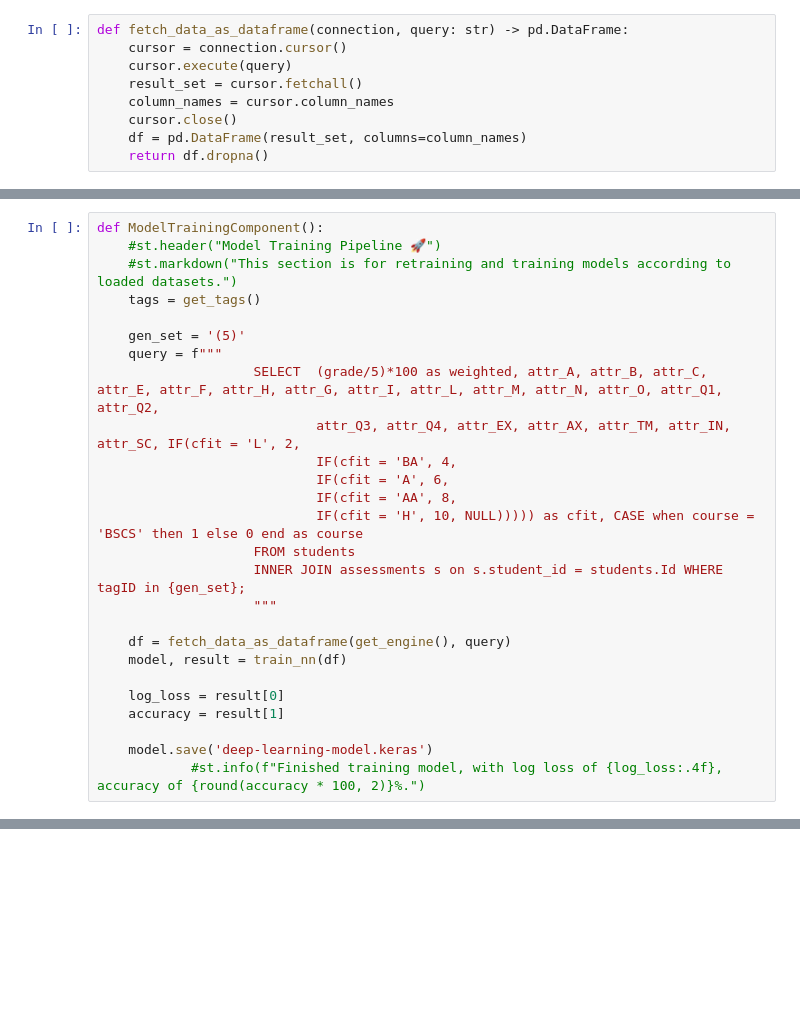
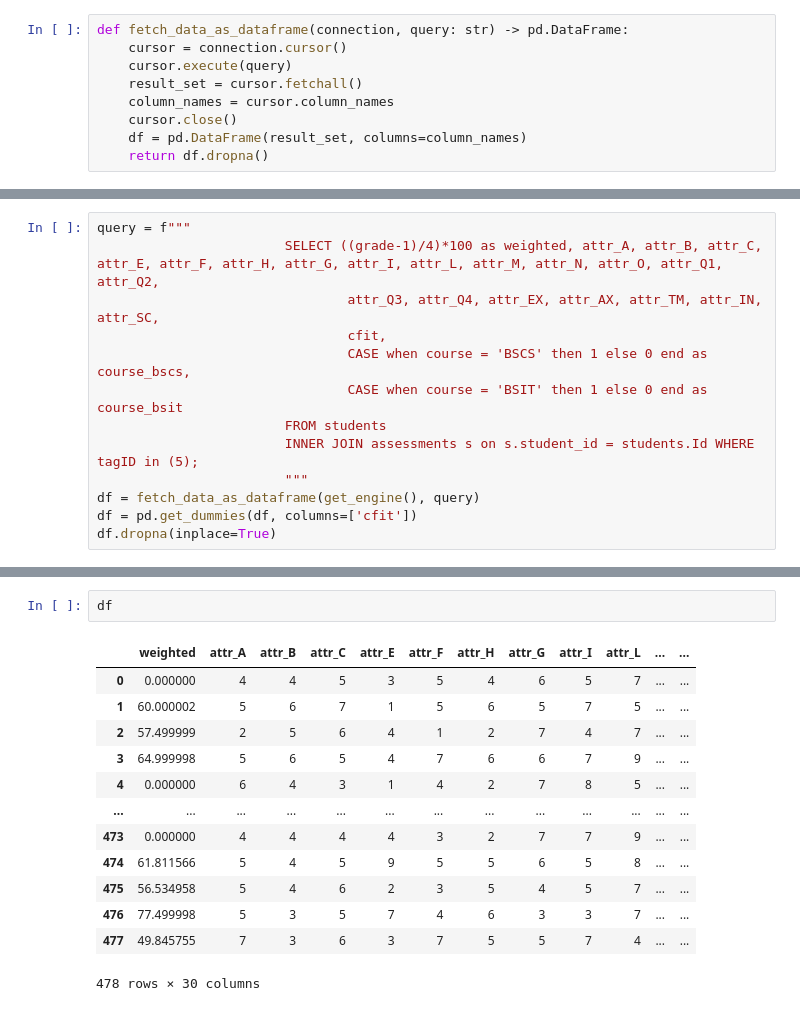
Before and after one commit to RufelleEmmanuelPactol/16PF-Analysis-Deep-Ensemble-Learning, a Jupyter notebook: sample.ipynb, the cells around one changed output, grey strips where cells are left out. Drawn from its saved outputs; the diff is of its cells as text; blank space fills up the shorter version.

```diff
--- a/sample.ipynb
+++ b/sample.ipynb
@@ -175,28 +80,15 @@ def discretize_weights(weight):
     if 85 <= weight <= 100:
         return 2
 # %%
-def ModelTrainingComponent():
-    #st.header("Model Training Pipeline 🚀")
-    #st.markdown("This section is for retraining and training models according to loaded datasets.")
-    tags = get_tags()
-
-    gen_set = '(5)'
-    query = f"""
-                    SELECT  (grade/5)*100 as weighted, attr_A, attr_B, attr_C, attr_E, attr_F, attr_H, attr_G, attr_I, attr_L, attr_M, attr_N, attr_O, attr_Q1, attr_Q2,
-                            attr_Q3, attr_Q4, attr_EX, attr_AX, attr_TM, attr_IN, attr_SC, IF(cfit = 'L', 2,
-                            IF(cfit = 'BA', 4,
-                            IF(cfit = 'A', 6,
-                            IF(cfit = 'AA', 8,
-                            IF(cfit = 'H', 10, NULL))))) as cfit, CASE when course = 'BSCS' then 1 else 0 end as course
-                    FROM students
-                    INNER JOIN assessments s on s.student_id = students.Id WHERE tagID in {gen_set};
-                    """
-
-    df = fetch_data_as_dataframe(get_engine(), query)
-    model, result = train_nn(df)
-
-    log_loss = result[0]
-    accuracy = result[1]
-
-    model.save('deep-learning-model.keras')
-            #st.info(f"Finished training model, with log loss of {log_loss:.4f}, accuracy of {round(accuracy * 100, 2)}%.")
+query = f"""
+                        SELECT ((grade-1)/4)*100 as weighted, attr_A, attr_B, attr_C, attr_E, attr_F, attr_H, attr_G, attr_I, attr_L, attr_M, attr_N, attr_O, attr_Q1, attr_Q2,
+                                attr_Q3, attr_Q4, attr_EX, attr_AX, attr_TM, attr_IN, attr_SC,
+                                cfit,
+                                CASE when course = 'BSCS' then 1 else 0 end as course_bscs,
+                                CASE when course = 'BSIT' then 1 else 0 end as course_bsit
+                        FROM students
+                        INNER JOIN assessments s on s.student_id = students.Id WHERE tagID in (5);
+                        """
+df = fetch_data_as_dataframe(get_engine(), query)
+df = pd.get_dummies(df, columns=['cfit'])
+df.dropna(inplace=True)
@@ -212,0 +753,16 @@ Epoch 1/300
+# %%
+df
+# %% [output]
+|  | weighted | attr_A | attr_B | attr_C | attr_E | attr_F | attr_H | attr_G | attr_I | attr_L | ... | ... |
+| 0 | 0.000000 | 4 | 4 | 5 | 3 | 5 | 4 | 6 | 5 | 7 | ... | ... |
+| 1 | 60.000002 | 5 | 6 | 7 | 1 | 5 | 6 | 5 | 7 | 5 | ... | ... |
+| 2 | 57.499999 | 2 | 5 | 6 | 4 | 1 | 2 | 7 | 4 | 7 | ... | ... |
+| 3 | 64.999998 | 5 | 6 | 5 | 4 | 7 | 6 | 6 | 7 | 9 | ... | ... |
+| 4 | 0.000000 | 6 | 4 | 3 | 1 | 4 | 2 | 7 | 8 | 5 | ... | ... |
+| ... | ... | ... | ... | ... | ... | ... | ... | ... | ... | ... | ... | ... |
+| 473 | 0.000000 | 4 | 4 | 4 | 4 | 3 | 2 | 7 | 7 | 9 | ... | ... |
+| 474 | 61.811566 | 5 | 4 | 5 | 9 | 5 | 5 | 6 | 5 | 8 | ... | ... |
+| 475 | 56.534958 | 5 | 4 | 6 | 2 | 3 | 5 | 4 | 5 | 7 | ... | ... |
+| 476 | 77.499998 | 5 | 3 | 5 | 7 | 4 | 6 | 3 | 3 | 7 | ... | ... |
+| 477 | 49.845755 | 7 | 3 | 6 | 3 | 7 | 5 | 5 | 7 | 4 | ... | ... |
+478 rows × 30 columns
```
Also changed, not shown: parts of 32 cells of this notebook, 9 other files.
